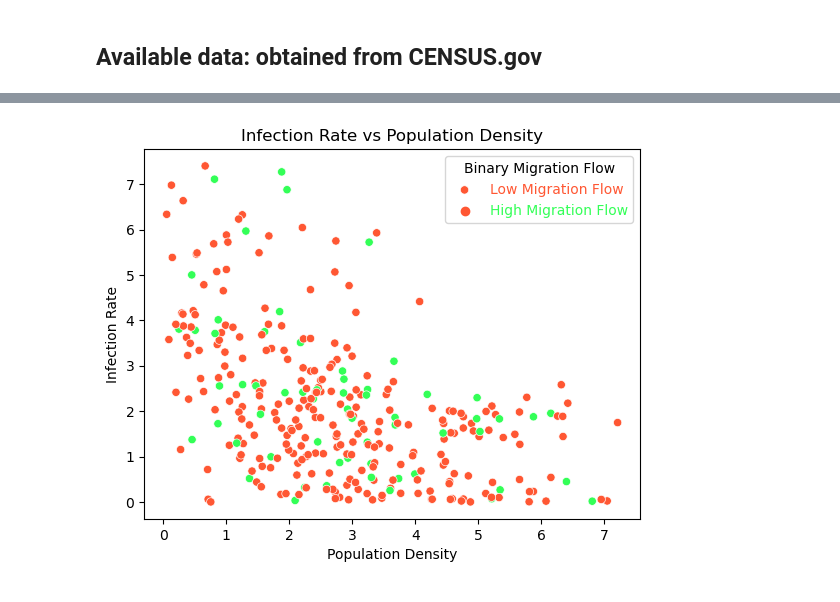
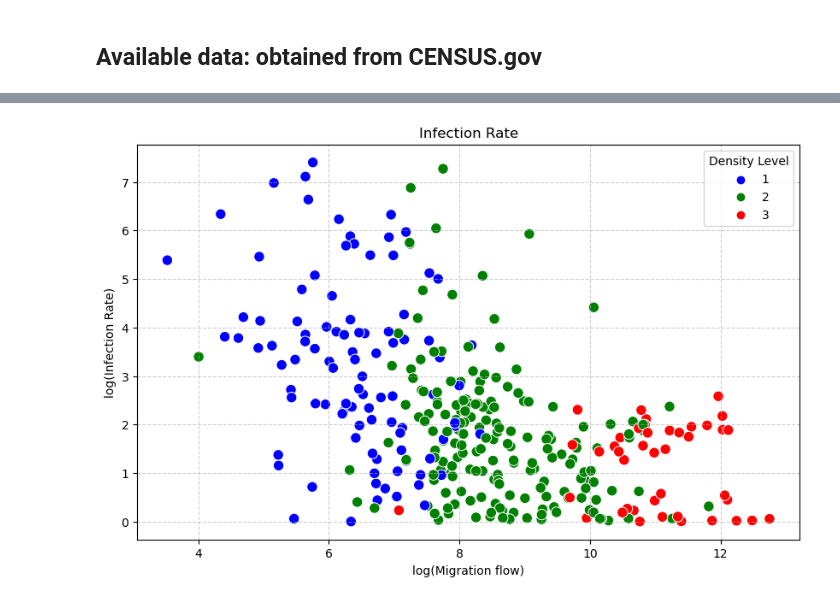
Before and after one commit to BeltranVV/Project1, a Jupyter notebook: Project.ipynb, the cells around one changed output, grey strips where cells are left out. Saved outputs shown, nothing was run; the diff lists cells and outputs as text; code cells hidden in the pictures.

```diff
--- a/Project.ipynb
+++ b/Project.ipynb
@@ -81,11 +58,0 @@ sum_cases_by_county.dropna(inplace=True)
-# %%
-#high migration flow?
-average_mig_flow = sum_cases_by_county['migration flow'].mean()
-
-print(f"Average Mig Flow: {average_mig_flow}")
-def binary(value):
-    if value > average_mig_flow:
-        return 1
-    else:
-        return 0
-sum_cases_by_county['mig flow_binary'] = sum_cases_by_county['migration flow'].apply(binary)
@@ -97,15 +94,14 @@ sum_cases_by_county['pd'] = np.log1p(sum_cases_by_county['population density'])
-# %%
-custom_palette = sns.color_palette(["#FF5733", "#33FF57"])
-sns.scatterplot(x='pd', y='roi', hue='mig flow_binary', data=sum_cases_by_county, palette=custom_palette)
-plt.title('Infection Rate vs Population Density')
-plt.xlabel('Population Density')
-plt.ylabel('Infection Rate')
-
-custom_legend_labels = {0: 'Low Migration Flow', 1: 'High Migration Flow'}
-legend = plt.legend(title='Binary Migration Flow', labels=[custom_legend_labels[0], custom_legend_labels[1]], loc='upper right')
-for i, label in enumerate(legend.get_texts()):
-    label.set_color(custom_palette[i])
-plt.show()
-# %% [output]
-[figure, removed]
+# %%
+custom_palette = {1: 'blue', 2: 'green', 3: 'red'}
+plt.figure(figsize=(10, 6))
+scatter_plot = sns.scatterplot(x='mf', y='roi', hue='density_level', data=sum_cases_by_county,palette=custom_palette, s=80)
+scatter_plot.legend(title='Density Level')
+scatter_plot.set_title('Infection Rate')
+scatter_plot.set_xlabel('log(Migration flow)')
+scatter_plot.set_ylabel('log(Infection Rate)')
+
+plt.grid(True, linestyle='--', alpha=0.6)
+plt.show()
+# %% [output]
+[figure, added]
 # %%
```
Also changed, not shown: parts of 13 cells of this notebook.
